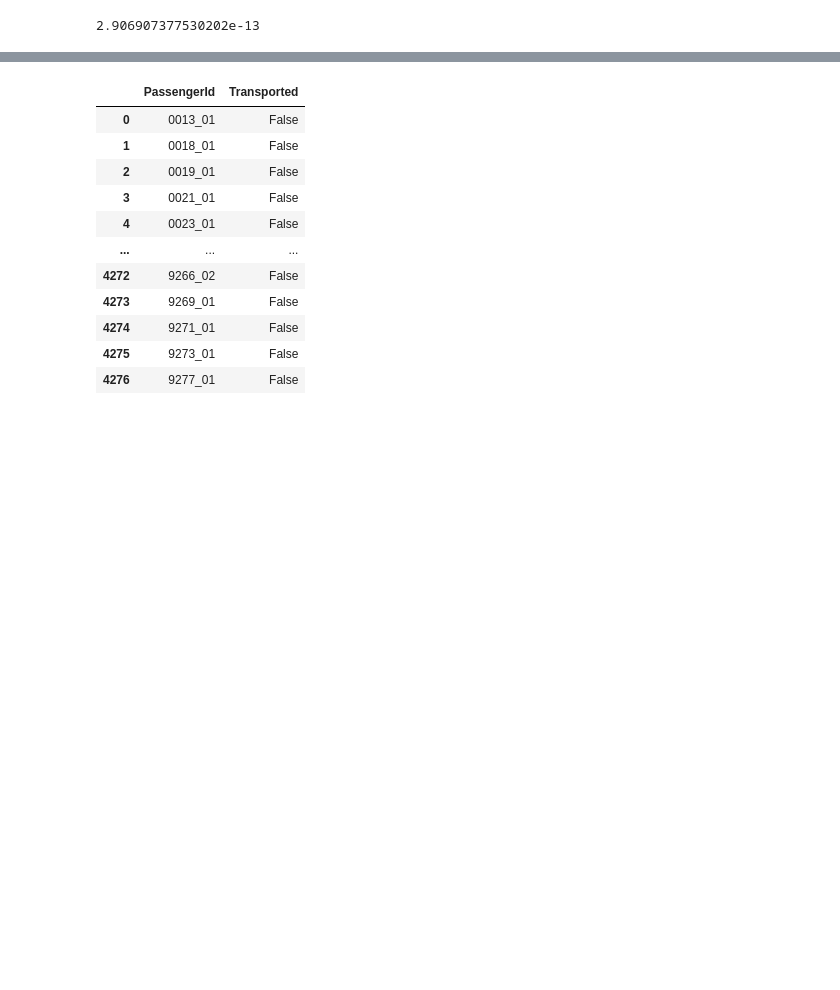
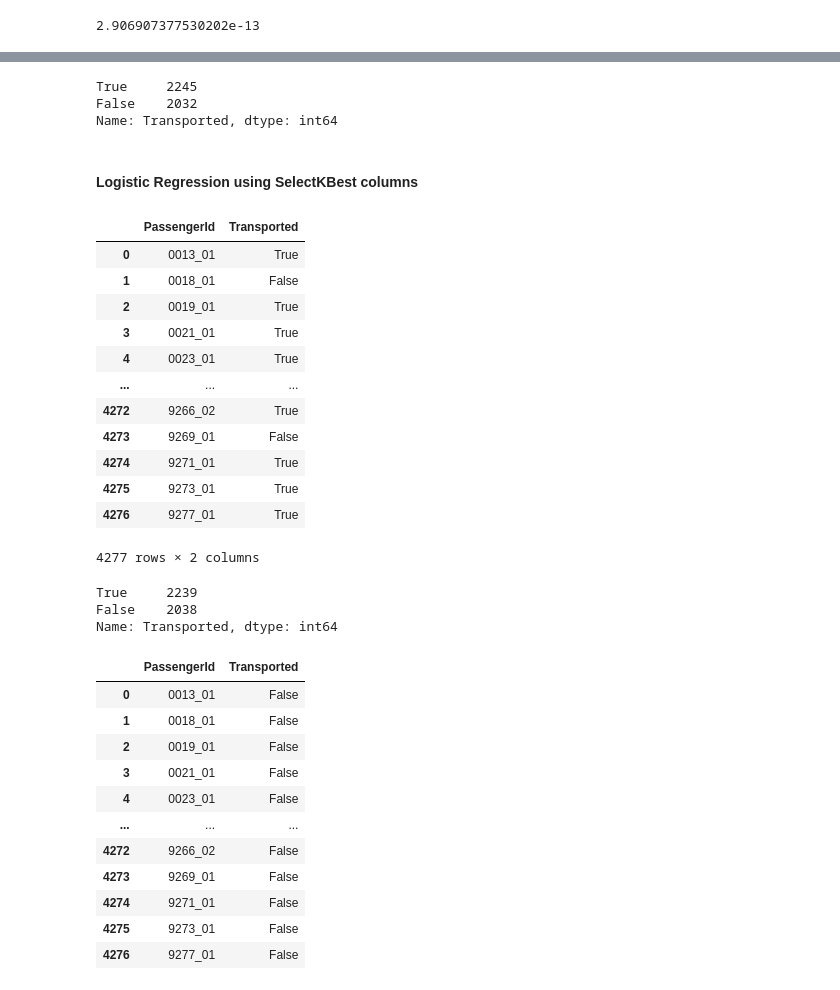
Before and after one commit to gustavossbarros/Ironhack_Final_Project_Spaceship_Titanic, a Jupyter notebook: deliverables/Final Bootcamp Project - Spaceship Titanic.ipynb, the cells around one changed output, grey strips where cells are left out. Cells and saved outputs as stored; diff of their text form; code cells hidden in the pictures; blank space fills up the shorter version.

```diff
--- a/deliverables/Final Bootcamp Project - Spaceship Titanic.ipynb
+++ b/deliverables/Final Bootcamp Project - Spaceship Titanic.ipynb
@@ -523,12 +530,12 @@ Index(['CabinSide'], dtype='object')
-# %%
-for i, col in enumerate(cat_feat.columns):
-    print(cat_feat.columns[i:])
 # %%
-# just trying to see what result i get
+# just trying a quick logistic regression model to see what result i get
 
 encoder = pd.get_dummies(cat_feat, drop_first=True)
+scaler = Normalizer().fit_transform(num_feat)
+scaler = pd.DataFrame(scaler, columns=num_feat.columns)
 
-features = pd.concat([encoder, num_feat], axis=1)
+
+features = pd.concat([encoder, scaler], axis=1)
 target = train_data['Transported']
 
 X_train, X_test, y_train, y_test = train_test_split(features, target, test_size=0.33, random_state=42)
@@ -603,0 +661,8 @@ RFE - Recursive feature elimination
+# %%
+first_submission['Transported'].value_counts()
+# %% [output]
+True     2245
+False    2032
+Name: Transported, dtype: int64
+# %% [markdown]
+#### Logistic Regression using SelectKBest columns
@@ -604,3 +717,28 @@ RFE - Recursive feature elimination
+# %%
+second_submission = submission_sample.copy()
+second_submission['Transported'] = predictions
+# second_submission.to_csv('../submissions/second_submission.csv', index=None)
+second_submission
+# %% [output]
+|  | PassengerId | Transported |
+| 0 | 0013_01 | True |
+| 1 | 0018_01 | False |
+| 2 | 0019_01 | True |
+| 3 | 0021_01 | True |
+| 4 | 0023_01 | True |
+| ... | ... | ... |
+| 4272 | 9266_02 | True |
+| 4273 | 9269_01 | False |
+| 4274 | 9271_01 | True |
+| 4275 | 9273_01 | True |
+| 4276 | 9277_01 | True |
+4277 rows × 2 columns
+# %%
+second_submission['Transported'].value_counts()
+# %% [output]
+True     2239
+False    2038
+Name: Transported, dtype: int64
 # %%
 7.7 joblib
 # %%
```
Also changed, not shown: parts of 20 cells of this notebook, 2 other files.
